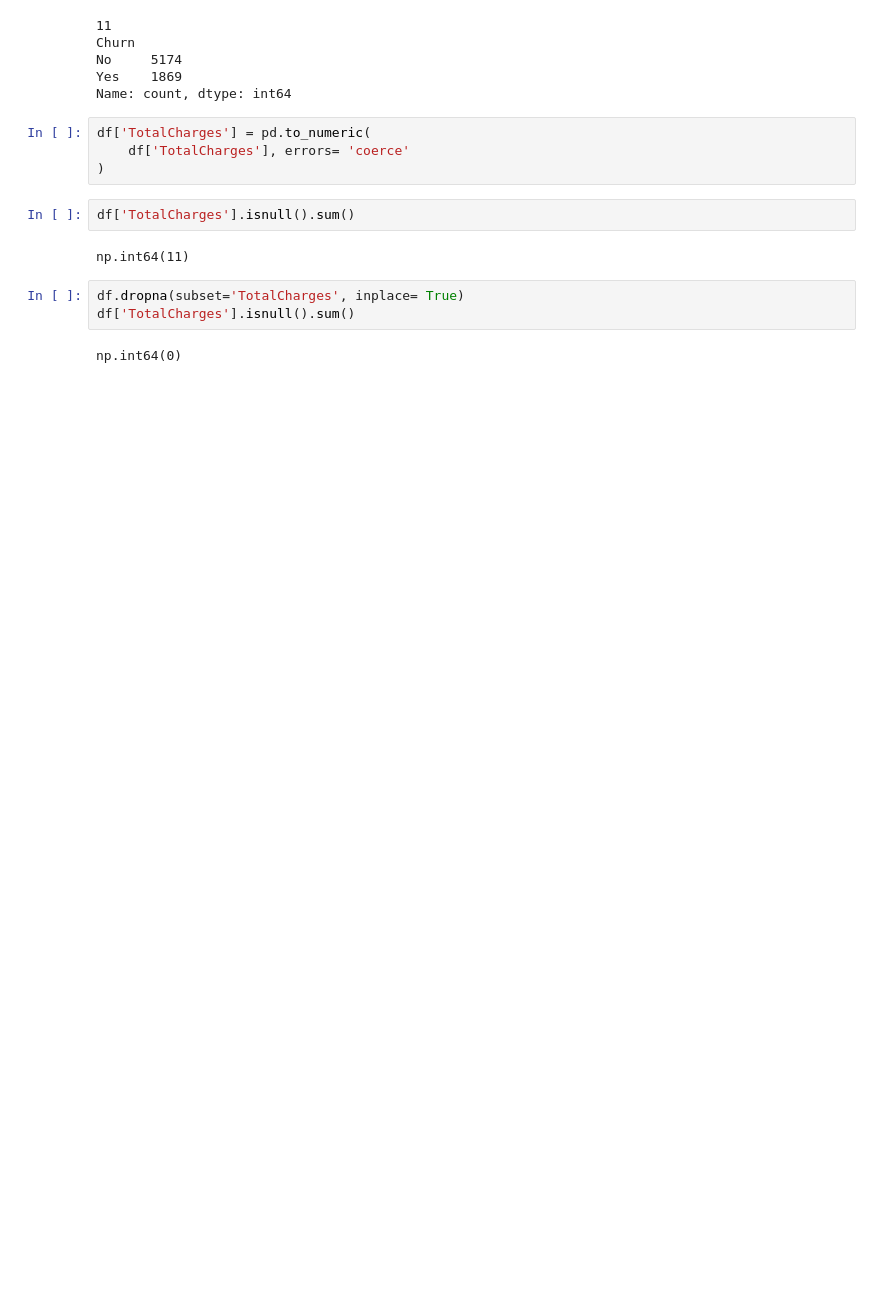
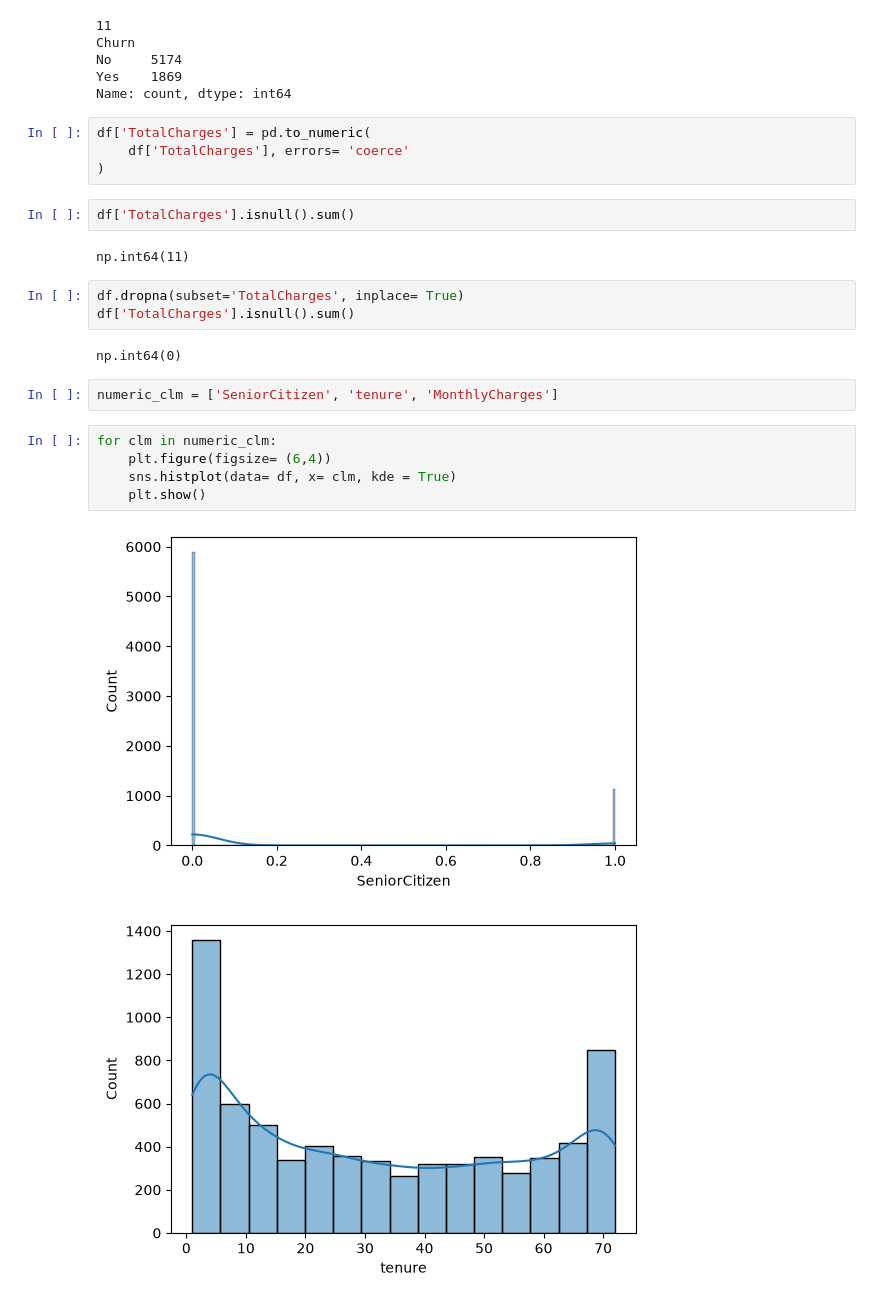
Before and after one commit to rahul-gitt/AI-ML-JOURNEY, a Jupyter notebook: scikit-learn/customer_churn/main.ipynb, the cells around one changed output. Cells and saved outputs as stored; diff of their text form; blank space fills up the shorter version.

Commit message:
Start graph analysis

```diff
--- a/scikit-learn/customer_churn/main.ipynb
+++ b/scikit-learn/customer_churn/main.ipynb
@@ -91,3 +91,13 @@ df.dropna(subset='TotalCharges', inplace= True)
 df['TotalCharges'].isnull().sum()
 # %% [output]
 np.int64(0)
+# %%
+numeric_clm = ['SeniorCitizen', 'tenure', 'MonthlyCharges']
+# %%
+for clm in numeric_clm:
+    plt.figure(figsize= (6,4))
+    sns.histplot(data= df, x= clm, kde = True)
+    plt.show()
+# %% [output]
+[figure, added]
+[figure, added]
```
Also changed, not shown: parts of 2 cells of this notebook.
